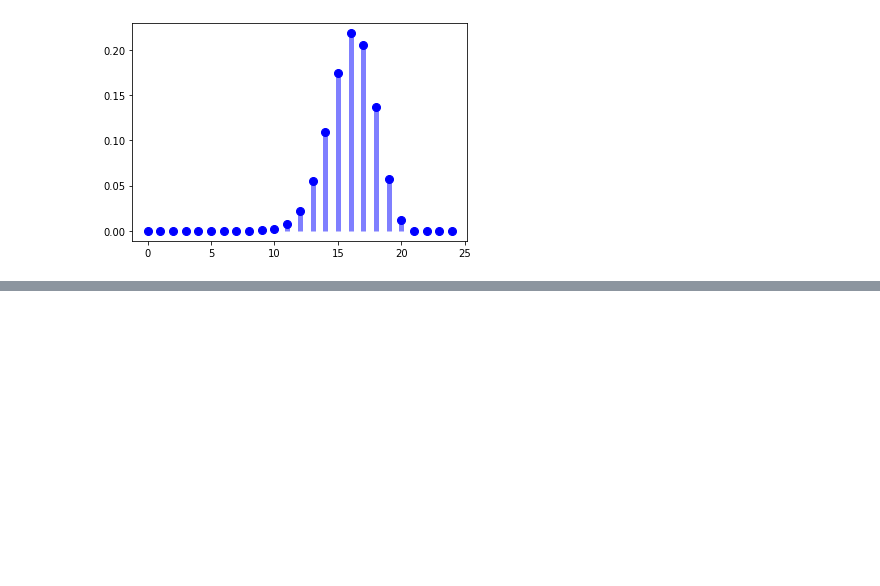
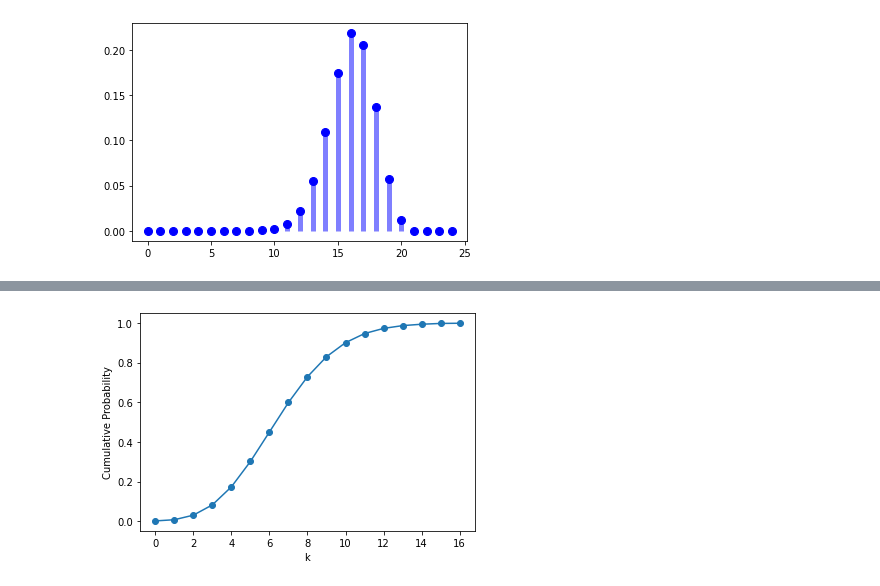
Before and after one commit to Yavar-Azar/Courses, a Jupyter notebook: PYTHONCC/STATISTICS/STATISTICAL.ipynb, the cells around one changed output, grey strips where cells are left out. Cells and saved outputs as stored; diff of their text form; code cells hidden in the pictures; blank space fills up the shorter version.

```diff
--- a/PYTHONCC/STATISTICS/STATISTICAL.ipynb
+++ b/PYTHONCC/STATISTICS/STATISTICAL.ipynb
@@ -307,0 +410,8 @@ plt.vlines(x, 0, binom.pmf(x, n, p), colors='b', lw=5, alpha=0.5)
+# %%
+plt.plot(k, cdf, marker='o')
+plt.xlabel('k')
+plt.ylabel('Cumulative Probability')
+
+plt.show()
+# %% [output]
+[figure, added]
```
Also changed, not shown: parts of 8 cells of this notebook, 7 other files.
